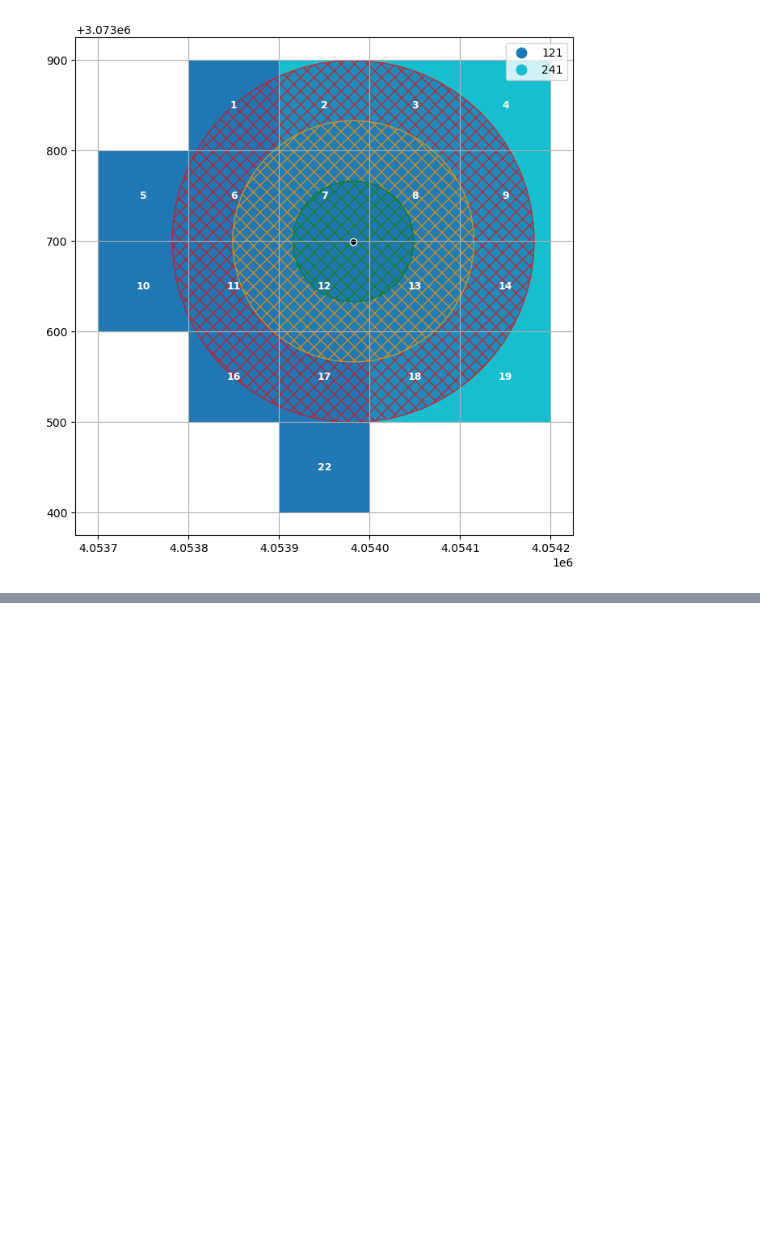
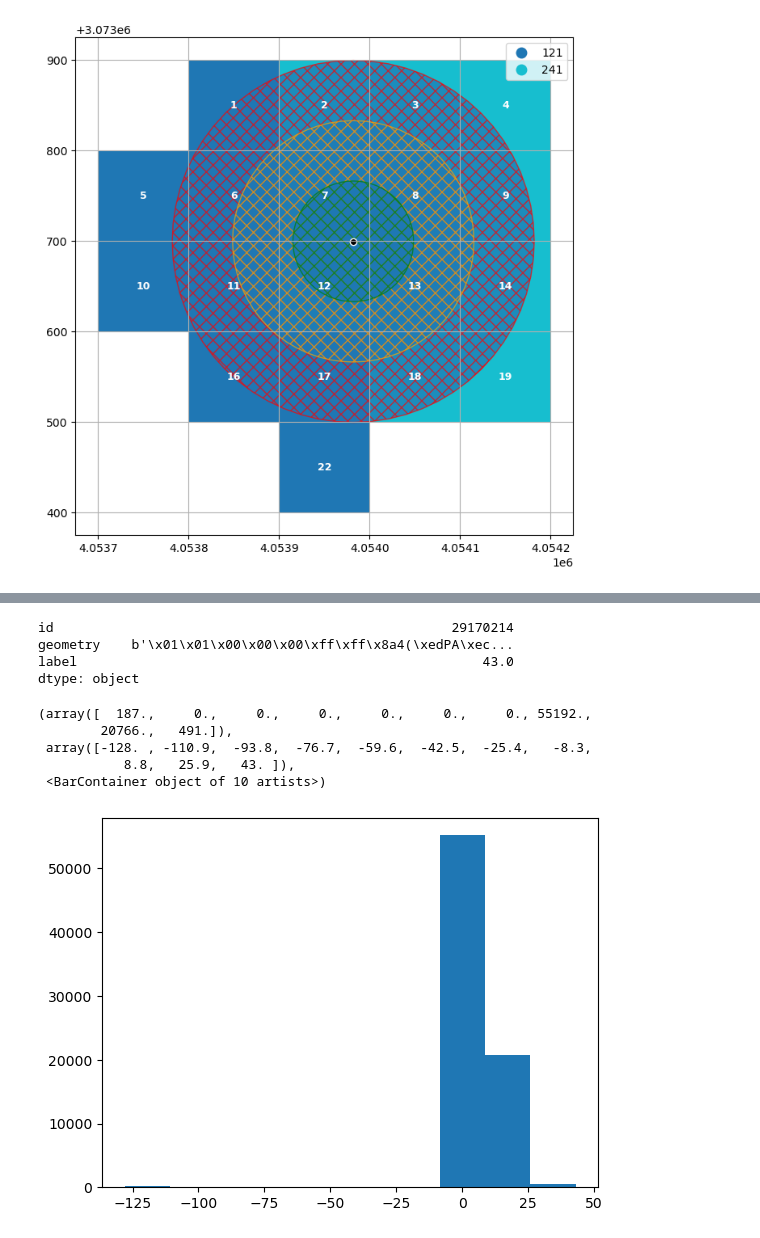
Before and after one commit to mfherrm/BioOTon, a Jupyter notebook: CORINE.ipynb, the cells around one changed output, grey strips where cells are left out. Saved outputs shown, nothing was run; the diff lists cells and outputs as text; code cells hidden in the pictures; blank space fills up the shorter version.

```diff
--- a/CORINE.ipynb
+++ b/CORINE.ipynb
@@ -485,0 +879,18 @@ fig = plotRecordMultiBuffer(jdf, buffers)
+# %%
+pframe = pd.read_parquet("points.parquet")
+# %%
+pframe.max()
+# %% [output]
+id                                                   29170214
+geometry    b'\x01\x01\x00\x00\x00\xff\xff\x8a4(\xedPA\xec...
+label                                                    43.0
+dtype: object
+# %%
+plt.hist(pframe["label"])
+# %% [output]
+(array([  187.,     0.,     0.,     0.,     0.,     0.,     0., 55192.,
+        20766.,   491.]),
+ array([-128. , -110.9,  -93.8,  -76.7,  -59.6,  -42.5,  -25.4,   -8.3,
+           8.8,   25.9,   43. ]),
+ <BarContainer object of 10 artists>)
+[figure, added]
```
Also changed, not shown: parts of 20 cells of this notebook.
